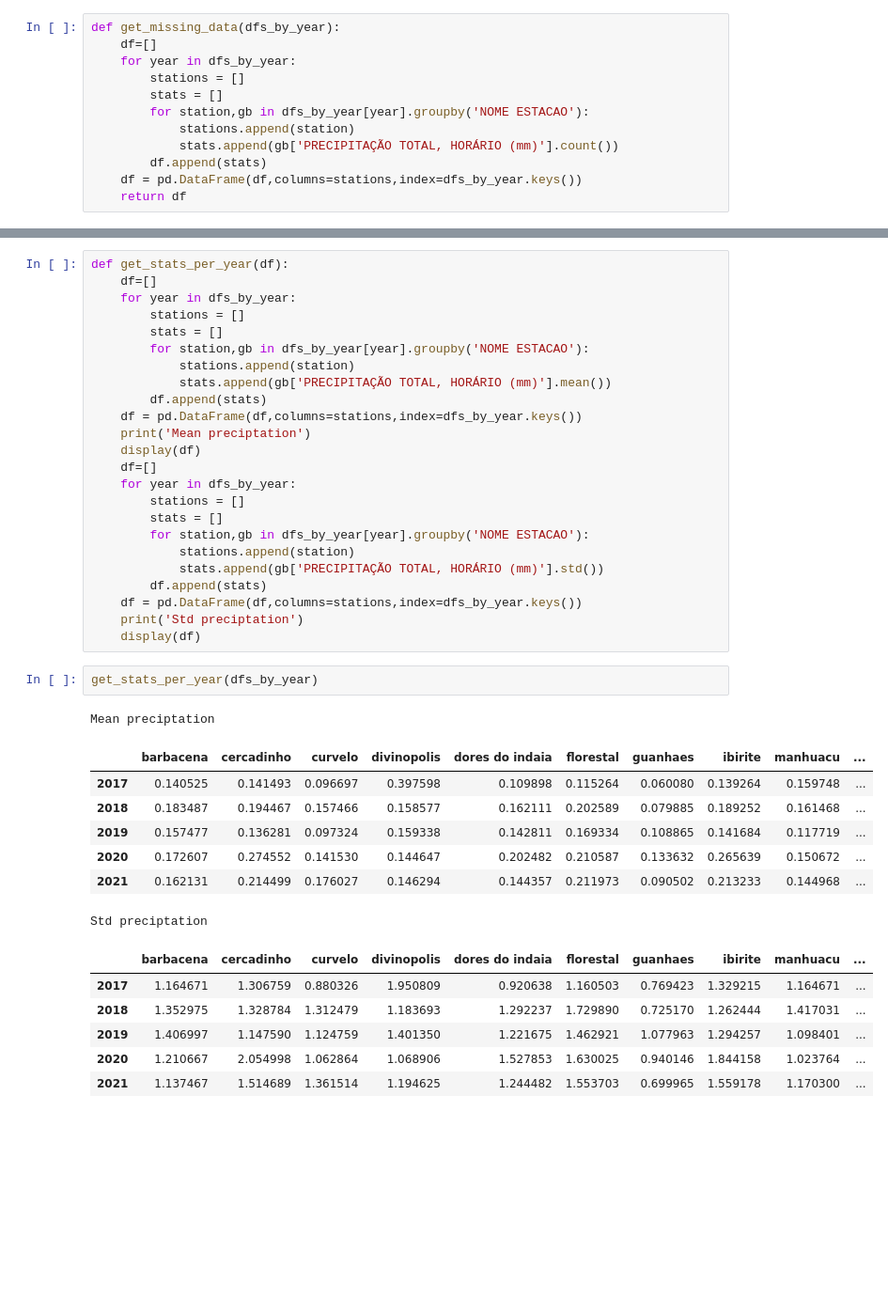
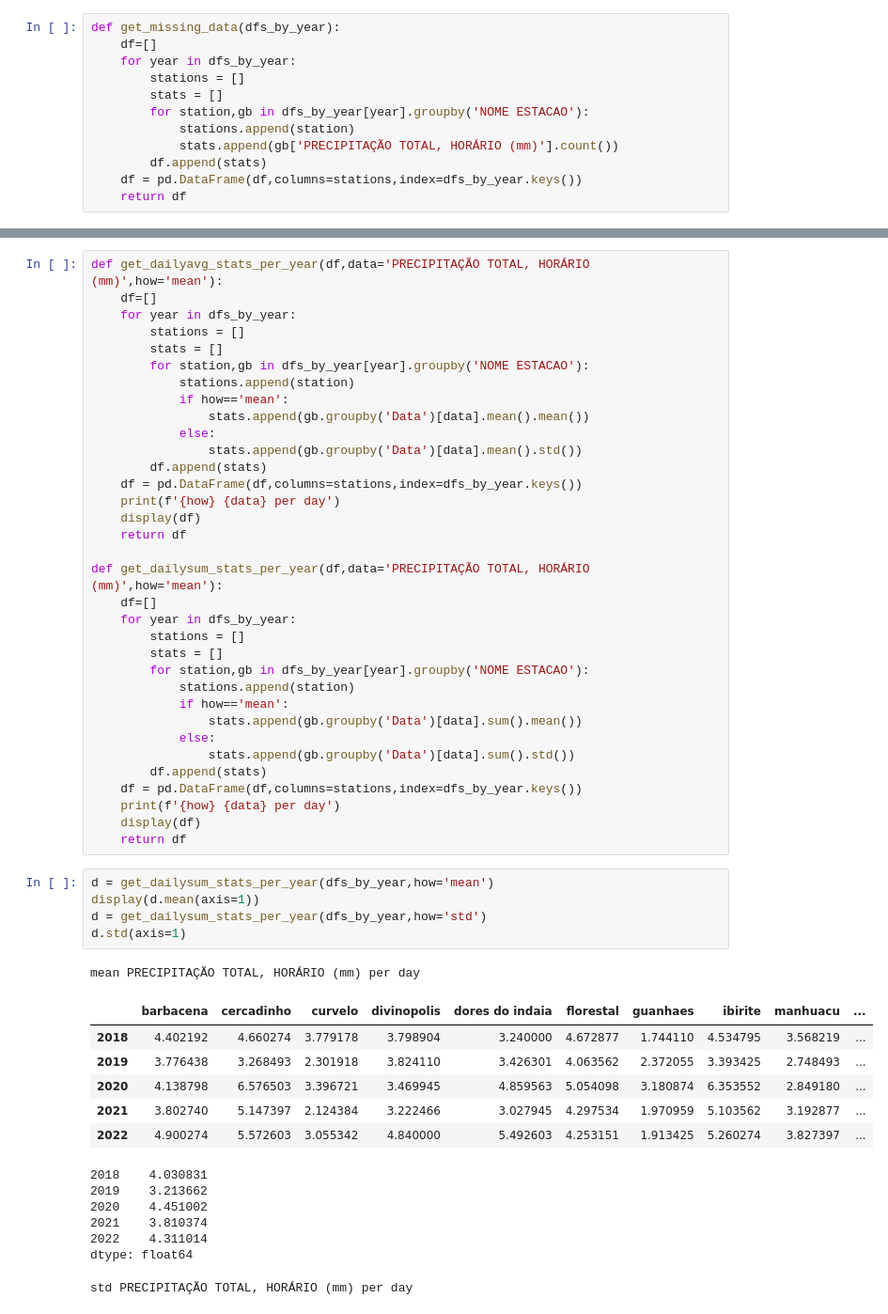
Before and after one commit to marceloslo/tp2_bdgeo, a Jupyter notebook: ExploreData.ipynb, the cells around one changed output, grey strips where cells are left out. Shown at 94% size. Cells and saved outputs as stored; diff of their text form; blank space fills up the shorter version.

```diff
--- a/ExploreData.ipynb
+++ b/ExploreData.ipynb
@@ -185,41 +223,54 @@ Numeros de pontos de dados por ano(o esperado é 8760):
 # %%
-def get_stats_per_year(df):
+def get_dailyavg_stats_per_year(df,data='PRECIPITAÇÃO TOTAL, HORÁRIO (mm)',how='mean'):
     df=[]
     for year in dfs_by_year:
         stations = []
         stats = []
         for station,gb in dfs_by_year[year].groupby('NOME ESTACAO'):
             stations.append(station)
-            stats.append(gb['PRECIPITAÇÃO TOTAL, HORÁRIO (mm)'].mean())
+            if how=='mean':
+                stats.append(gb.groupby('Data')[data].mean().mean())
+            else:
+                stats.append(gb.groupby('Data')[data].mean().std())
         df.append(stats)
     df = pd.DataFrame(df,columns=stations,index=dfs_by_year.keys())
-    print('Mean preciptation')
+    print(f'{how} {data} per day')
     display(df)
+    return df
+
+def get_dailysum_stats_per_year(df,data='PRECIPITAÇÃO TOTAL, HORÁRIO (mm)',how='mean'):
     df=[]
     for year in dfs_by_year:
         stations = []
         stats = []
         for station,gb in dfs_by_year[year].groupby('NOME ESTACAO'):
             stations.append(station)
-            stats.append(gb['PRECIPITAÇÃO TOTAL, HORÁRIO (mm)'].std())
+            if how=='mean':
+                stats.append(gb.groupby('Data')[data].sum().mean())
+            else:
+                stats.append(gb.groupby('Data')[data].sum().std())
         df.append(stats)
     df = pd.DataFrame(df,columns=stations,index=dfs_by_year.keys())
-    print('Std preciptation')
+    print(f'{how} {data} per day')
     display(df)
+    return df
-# %%
-get_stats_per_year(dfs_by_year)
-# %% [output]
-Mean preciptation
-|  | barbacena | cercadinho | curvelo | divinopolis | dores do indaia | florestal | guanhaes | ibirite | manhuacu | ... |
-| 2017 | 0.140525 | 0.141493 | 0.096697 | 0.397598 | 0.109898 | 0.115264 | 0.060080 | 0.139264 | 0.159748 | ... |
-| 2018 | 0.183487 | 0.194467 | 0.157466 | 0.158577 | 0.162111 | 0.202589 | 0.079885 | 0.189252 | 0.161468 | ... |
-| 2019 | 0.157477 | 0.136281 | 0.097324 | 0.159338 | 0.142811 | 0.169334 | 0.108865 | 0.141684 | 0.117719 | ... |
-| 2020 | 0.172607 | 0.274552 | 0.141530 | 0.144647 | 0.202482 | 0.210587 | 0.133632 | 0.265639 | 0.150672 | ... |
-| 2021 | 0.162131 | 0.214499 | 0.176027 | 0.146294 | 0.144357 | 0.211973 | 0.090502 | 0.213233 | 0.144968 | ... |
-Std preciptation
-|  | barbacena | cercadinho | curvelo | divinopolis | dores do indaia | florestal | guanhaes | ibirite | manhuacu | ... |
-| 2017 | 1.164671 | 1.306759 | 0.880326 | 1.950809 | 0.920638 | 1.160503 | 0.769423 | 1.329215 | 1.164671 | ... |
-| 2018 | 1.352975 | 1.328784 | 1.312479 | 1.183693 | 1.292237 | 1.729890 | 0.725170 | 1.262444 | 1.417031 | ... |
-| 2019 | 1.406997 | 1.147590 | 1.124759 | 1.401350 | 1.221675 | 1.462921 | 1.077963 | 1.294257 | 1.098401 | ... |
-| 2020 | 1.210667 | 2.054998 | 1.062864 | 1.068906 | 1.527853 | 1.630025 | 0.940146 | 1.844158 | 1.023764 | ... |
-| 2021 | 1.137467 | 1.514689 | 1.361514 | 1.194625 | 1.244482 | 1.553703 | 0.699965 | 1.559178 | 1.170300 | ... |
+# %%
+d = get_dailysum_stats_per_year(dfs_by_year,how='mean')
+display(d.mean(axis=1))
+d = get_dailysum_stats_per_year(dfs_by_year,how='std')
+d.std(axis=1)
+# %% [output]
+mean PRECIPITAÇÃO TOTAL, HORÁRIO (mm) per day
+|  | barbacena | cercadinho | curvelo | divinopolis | dores do indaia | florestal | guanhaes | ibirite | manhuacu | ... |
+| 2018 | 4.402192 | 4.660274 | 3.779178 | 3.798904 | 3.240000 | 4.672877 | 1.744110 | 4.534795 | 3.568219 | ... |
+| 2019 | 3.776438 | 3.268493 | 2.301918 | 3.824110 | 3.426301 | 4.063562 | 2.372055 | 3.393425 | 2.748493 | ... |
+| 2020 | 4.138798 | 6.576503 | 3.396721 | 3.469945 | 4.859563 | 5.054098 | 3.180874 | 6.353552 | 2.849180 | ... |
+| 2021 | 3.802740 | 5.147397 | 2.124384 | 3.222466 | 3.027945 | 4.297534 | 1.970959 | 5.103562 | 3.192877 | ... |
+| 2022 | 4.900274 | 5.572603 | 3.055342 | 4.840000 | 5.492603 | 4.253151 | 1.913425 | 5.260274 | 3.827397 | ... |
+2018    4.030831
+2019    3.213662
+2020    4.451002
+2021    3.810374
+2022    4.311014
+dtype: float64
+std PRECIPITAÇÃO TOTAL, HORÁRIO (mm) per day
```
Also changed, not shown: parts of 16 cells of this notebook, 19 other files.
